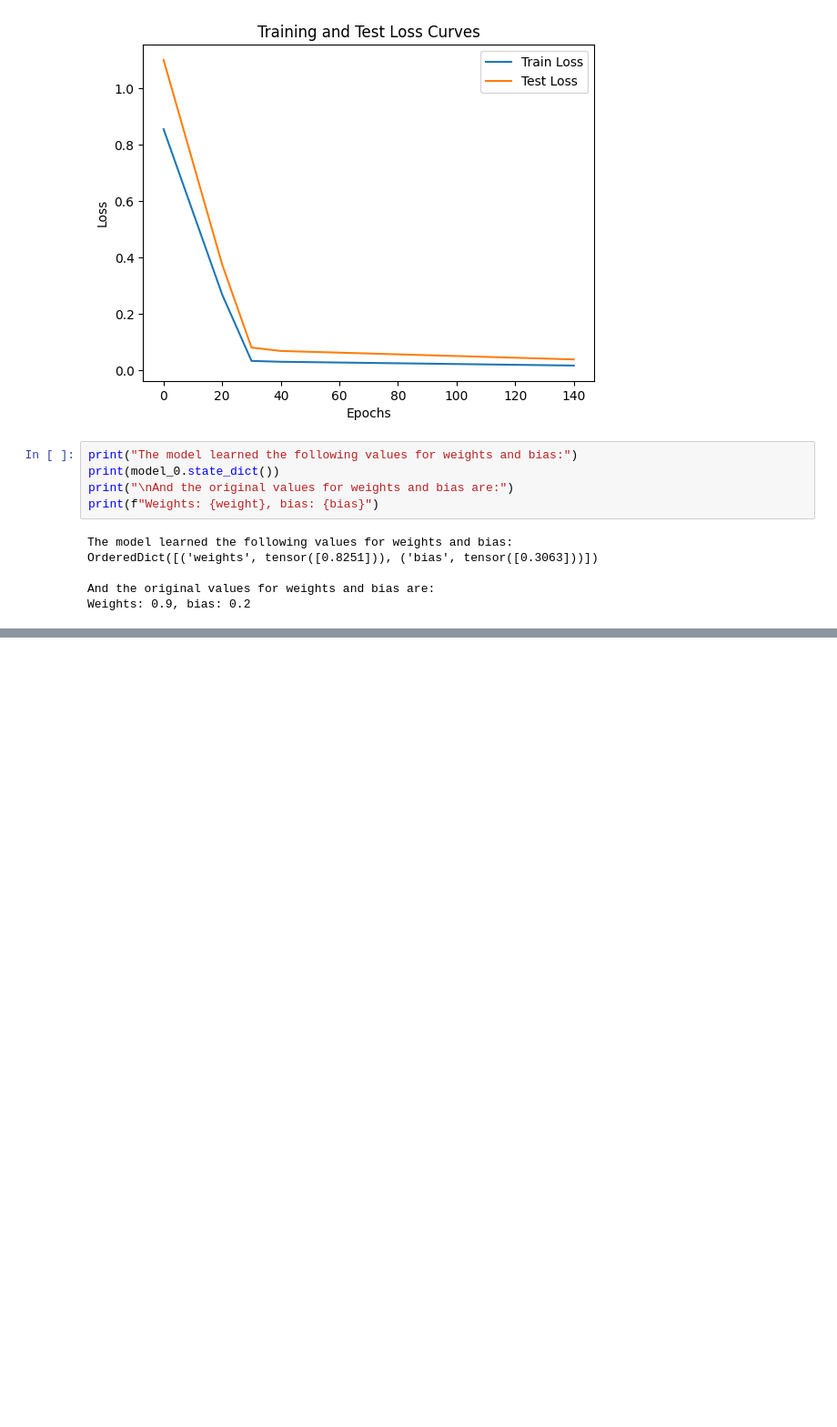
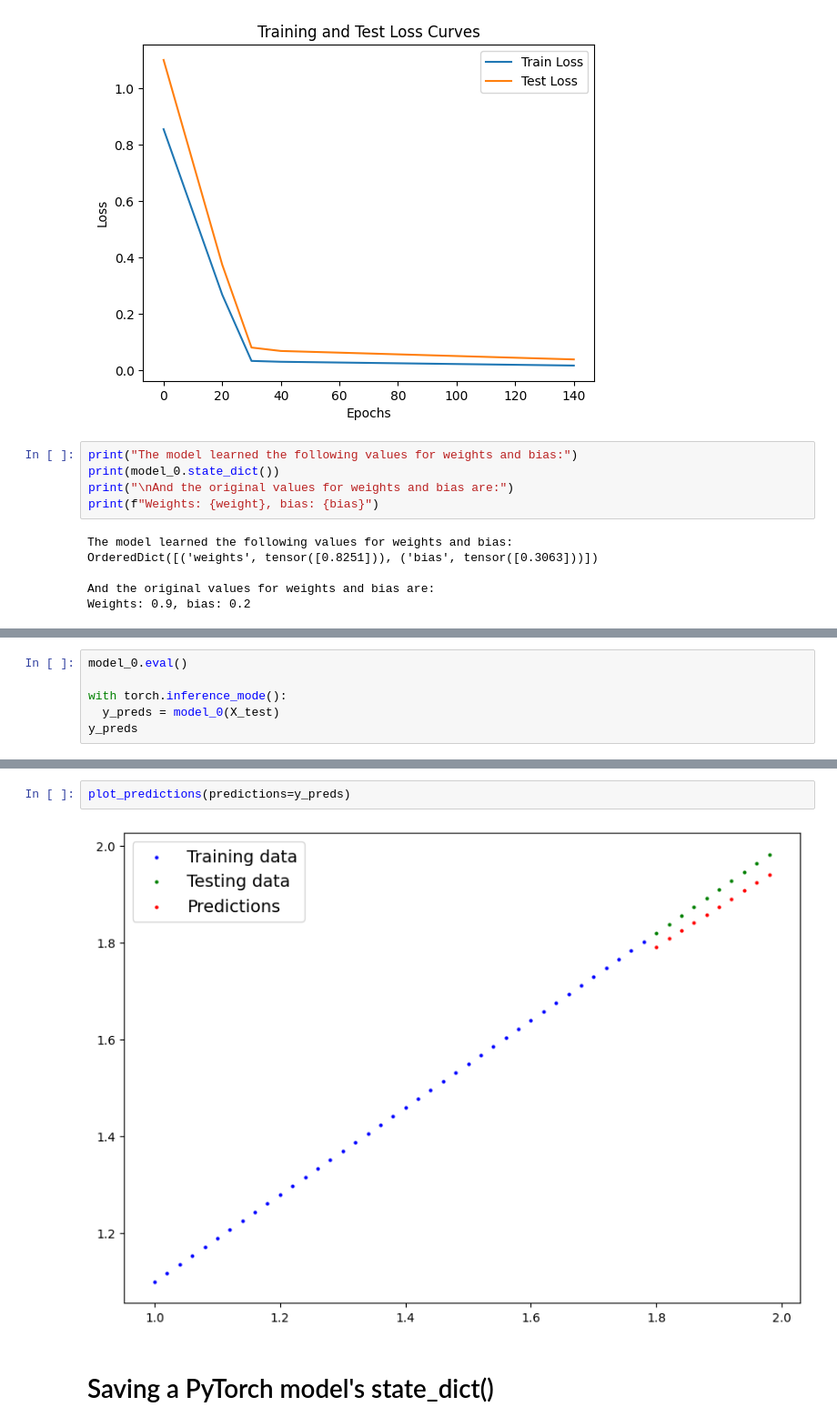
Before and after one commit to JV456/PyTorch, a Jupyter notebook: LinearRegression.ipynb, the cells around one changed output, grey strips where cells are left out. Shown: that part at 91% size. Saved outputs shown, nothing was run; the diff lists cells and outputs as text; blank space fills up the shorter version.

```diff
--- a/LinearRegression.ipynb
+++ b/LinearRegression.ipynb
@@ -271,0 +274,6 @@ Weights: 0.9, bias: 0.2
+# %%
+model_0.eval()
+
+with torch.inference_mode():
+  y_preds = model_0(X_test)
+y_preds
@@ -271,0 +291,6 @@ Weights: 0.9, bias: 0.2
+# %%
+plot_predictions(predictions=y_preds)
+# %% [output]
+[figure, added]
+# %% [markdown]
+# Saving a PyTorch model's state_dict()
```
Also changed, not shown: parts of 4 cells of this notebook.
